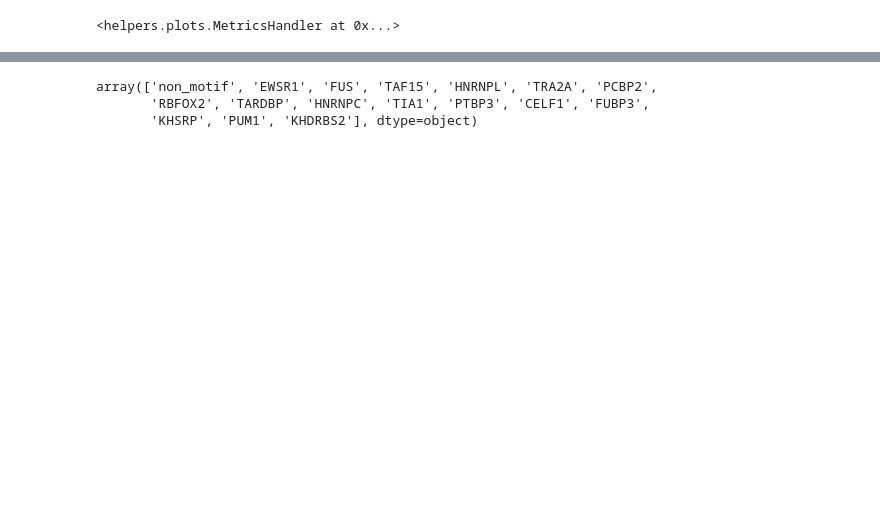
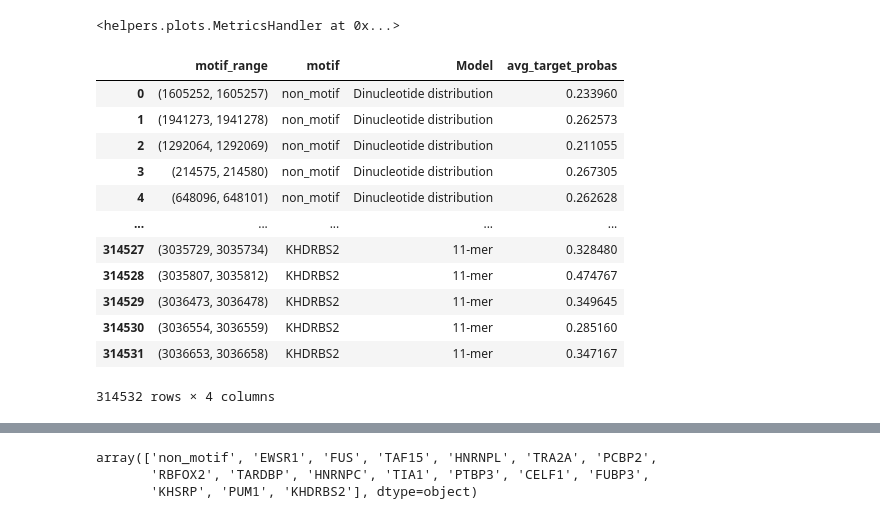
Before and after one commit to AnasShahzad1996/SpeciesAwareDNA-MLM, a Jupyter notebook: notebooks/plotting.ipynb, the cells around one changed output, grey strips where cells are left out. Cells and saved outputs as stored; diff of their text form; code cells hidden in the pictures; blank space fills up the shorter version.

```diff
--- a/notebooks/plotting.ipynb
+++ b/notebooks/plotting.ipynb
@@ -162,3 +164,19 @@ plot_df = plot_df.rename(columns={"model":"Model"})
+# %%
+plot_df
+# %% [output]
+|  | motif_range | motif | Model | avg_target_probas |
+| 0 | (1605252, 1605257) | non_motif | Dinucleotide distribution | 0.233960 |
+| 1 | (1941273, 1941278) | non_motif | Dinucleotide distribution | 0.262573 |
+| 2 | (1292064, 1292069) | non_motif | Dinucleotide distribution | 0.211055 |
+| 3 | (214575, 214580) | non_motif | Dinucleotide distribution | 0.267305 |
+| 4 | (648096, 648101) | non_motif | Dinucleotide distribution | 0.262628 |
+| ... | ... | ... | ... | ... |
+| 314527 | (3035729, 3035734) | KHDRBS2 | 11-mer | 0.328480 |
+| 314528 | (3035807, 3035812) | KHDRBS2 | 11-mer | 0.474767 |
+| 314529 | (3036473, 3036478) | KHDRBS2 | 11-mer | 0.349645 |
+| 314530 | (3036554, 3036559) | KHDRBS2 | 11-mer | 0.285160 |
+| 314531 | (3036653, 3036658) | KHDRBS2 | 11-mer | 0.347167 |
+314532 rows × 4 columns
 # %%
 # get only motif KHDRBS2 with model 11-mer and print it
 print(len(plot_df.query("motif=='KHDRBS2' and Model=='11-mer'")))
```
Also changed, not shown: parts of 9 cells of this notebook, 8 other files.
